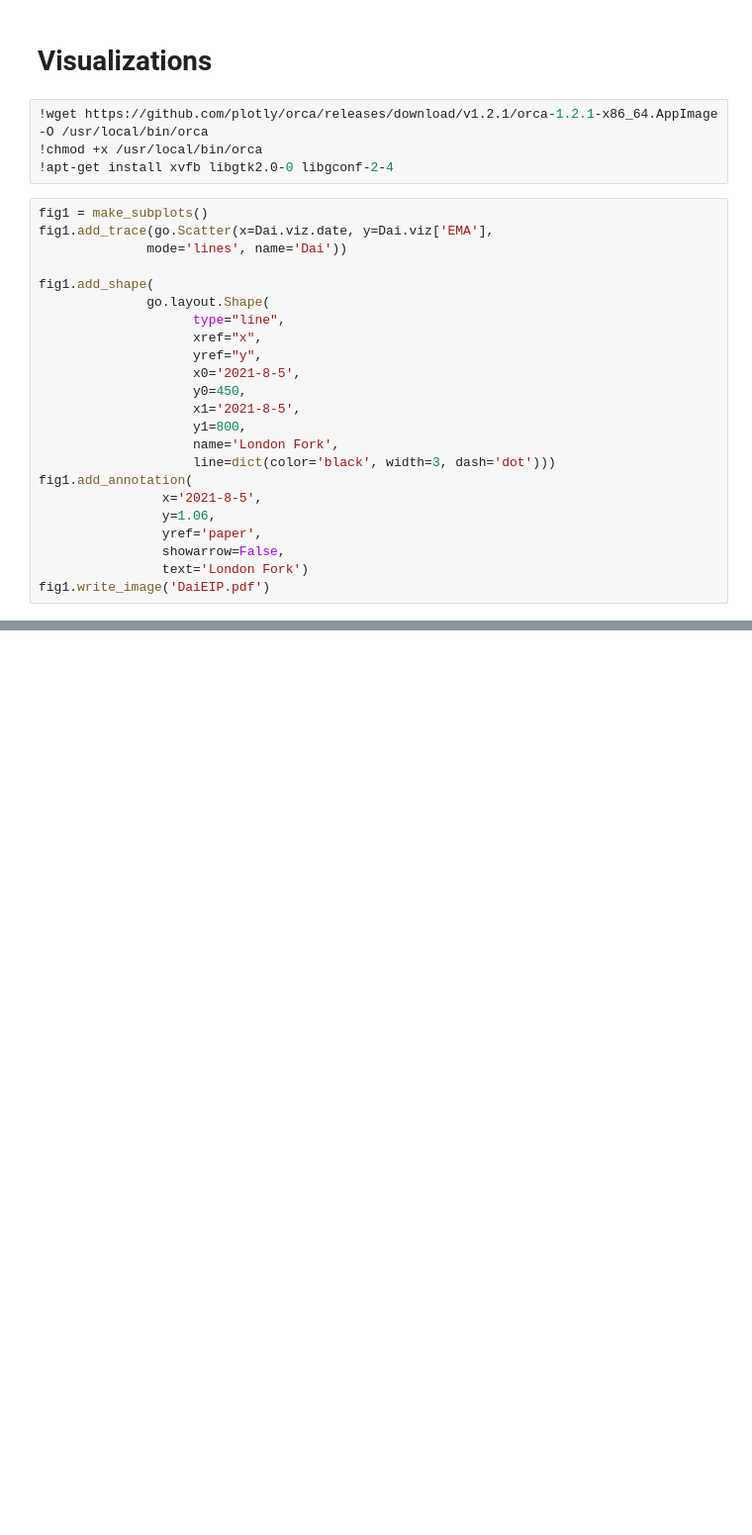
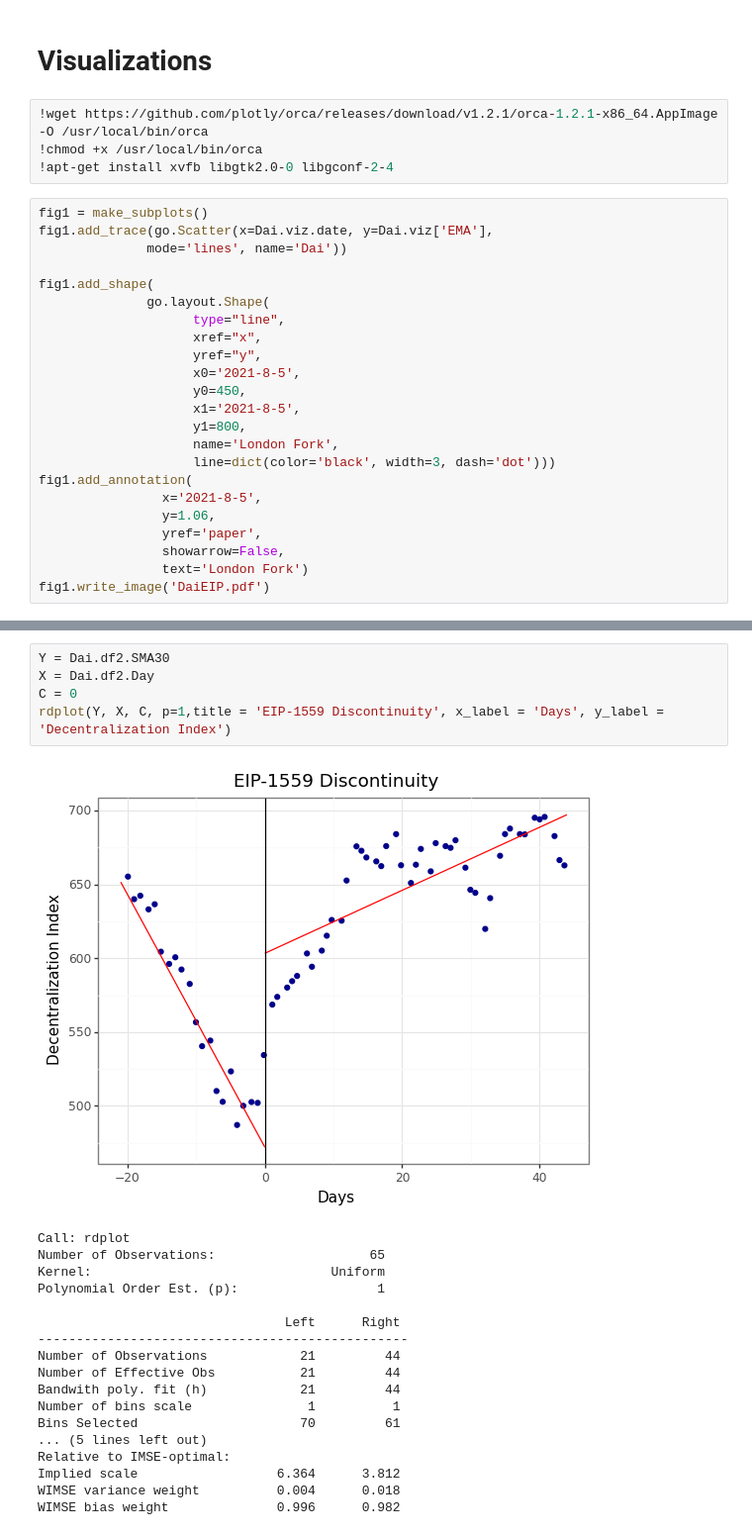
Before and after one commit to SciEcon/SoK_Blockchain_Decentralization, a Jupyter notebook: code/EIP1559_Analysis.ipynb, the cells around one changed output, grey strips where cells are left out. Shown at 99% size. Saved outputs shown, nothing was run; the diff lists cells and outputs as text; blank space fills up the shorter version.

```diff
--- a/code/EIP1559_Analysis.ipynb
+++ b/code/EIP1559_Analysis.ipynb
@@ -675,0 +570,24 @@ fig1.write_image('DaiEIP.pdf')
+# %%
+Y = Dai.df2.SMA30
+X = Dai.df2.Day
+C = 0
+rdplot(Y, X, C, p=1,title = 'EIP-1559 Discontinuity', x_label = 'Days', y_label = 'Decentralization Index')
+# %% [output]
+[figure, added]
+Call: rdplot
+Number of Observations:                    65
+Kernel:                               Uniform
+Polynomial Order Est. (p):                  1
+
+                                Left      Right
+------------------------------------------------
+Number of Observations            21         44
+Number of Effective Obs           21         44
+Bandwith poly. fit (h)            21         44
+Number of bins scale               1          1
+Bins Selected                     70         61
+... (5 lines left out)
+Relative to IMSE-optimal:
+Implied scale                  6.364      3.812
+WIMSE variance weight          0.004      0.018
+WIMSE bias weight              0.996      0.982
```
Also changed, not shown: parts of 44 cells of this notebook.
